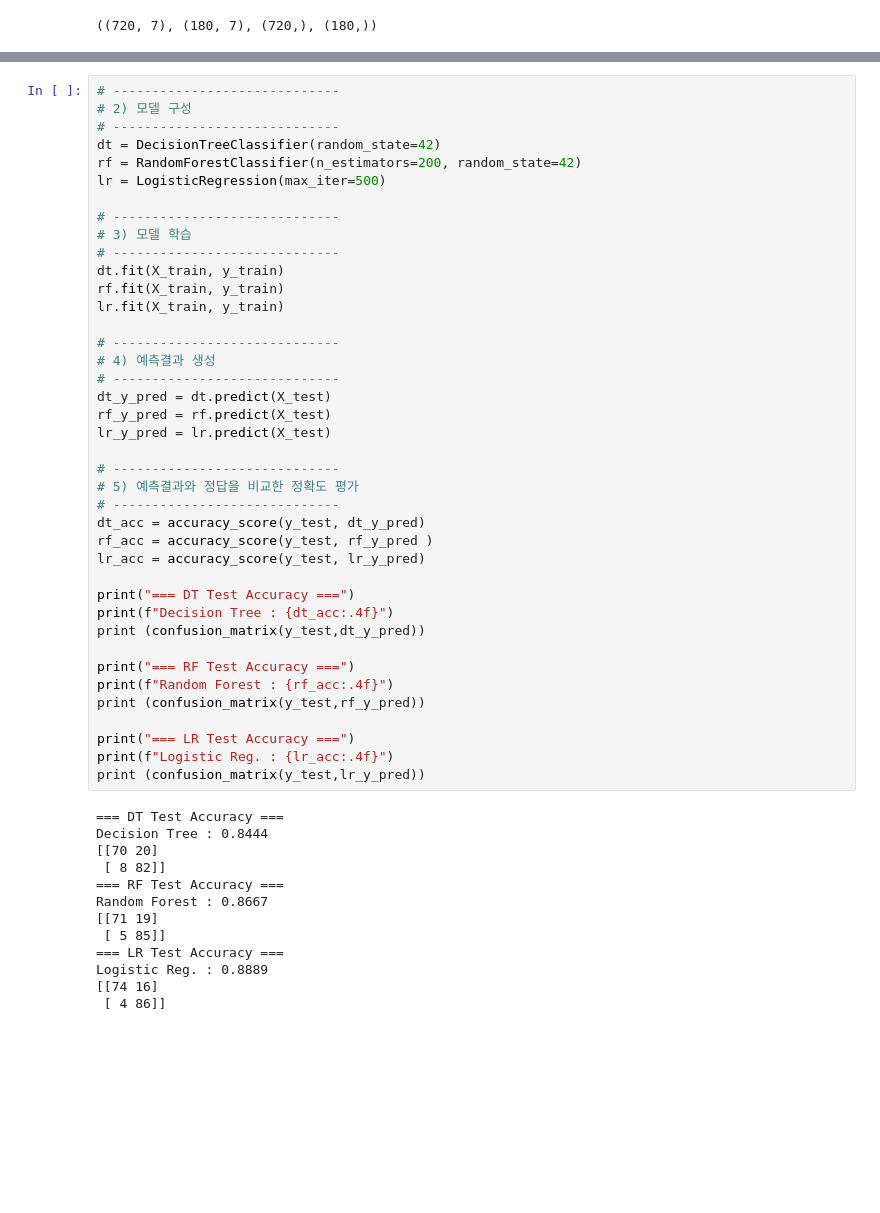
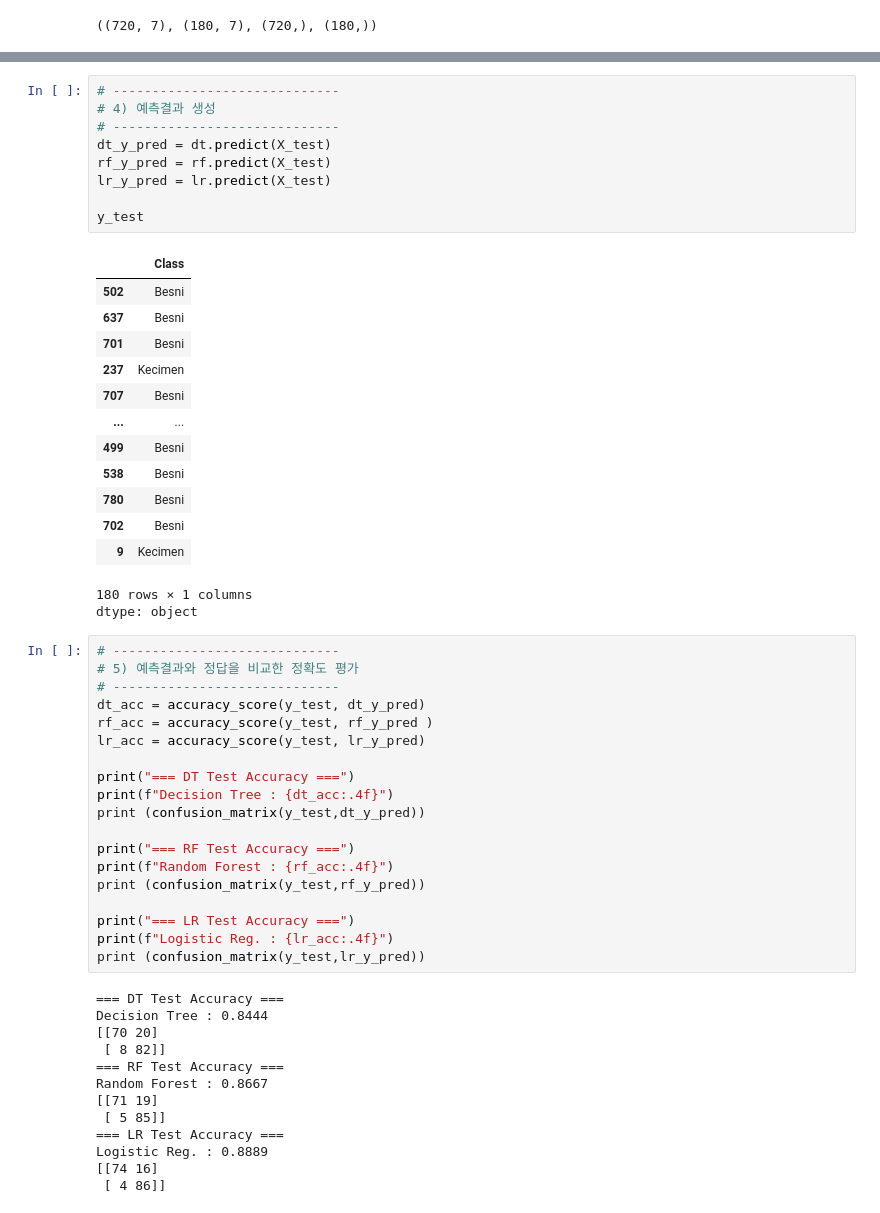
Before and after one commit to yongbin02/AI, a Jupyter notebook: 3주차/Raisin.ipynb, the cells around one changed output, grey strips where cells are left out. Saved outputs shown, nothing was run; the diff lists cells and outputs as text; blank space fills up the shorter version.

```diff
--- a/3주차/Raisin.ipynb
+++ b/3주차/Raisin.ipynb
@@ -144,25 +162,28 @@ X_train.shape, X_test.shape, y_train.shape, y_test.shape
+# %%
+# -----------------------------
+# 4) 예측결과 생성
+# -----------------------------
+dt_y_pred = dt.predict(X_test)
+rf_y_pred = rf.predict(X_test)
+lr_y_pred = lr.predict(X_test)
+
+y_test
+# %% [output]
+|  | Class |
+| 502 | Besni |
+| 637 | Besni |
+| 701 | Besni |
+| 237 | Kecimen |
+| 707 | Besni |
+| ... | ... |
+| 499 | Besni |
+| 538 | Besni |
+| 780 | Besni |
+| 702 | Besni |
+| 9 | Kecimen |
+180 rows × 1 columns
+dtype: object
 # %%
-# -----------------------------
-# 2) 모델 구성
-# -----------------------------
-dt = DecisionTreeClassifier(random_state=42)
-rf = RandomForestClassifier(n_estimators=200, random_state=42)
-lr = LogisticRegression(max_iter=500)
-
-# -----------------------------
-# 3) 모델 학습
-# -----------------------------
-dt.fit(X_train, y_train)
-rf.fit(X_train, y_train)
-lr.fit(X_train, y_train)
-
-# -----------------------------
-# 4) 예측결과 생성
-# -----------------------------
-dt_y_pred = dt.predict(X_test)
-rf_y_pred = rf.predict(X_test)
-lr_y_pred = lr.predict(X_test)
-
 # -----------------------------
 # 5) 예측결과와 정답을 비교한 정확도 평가
 # -----------------------------
```
Also changed, not shown: parts of 7 cells of this notebook.
